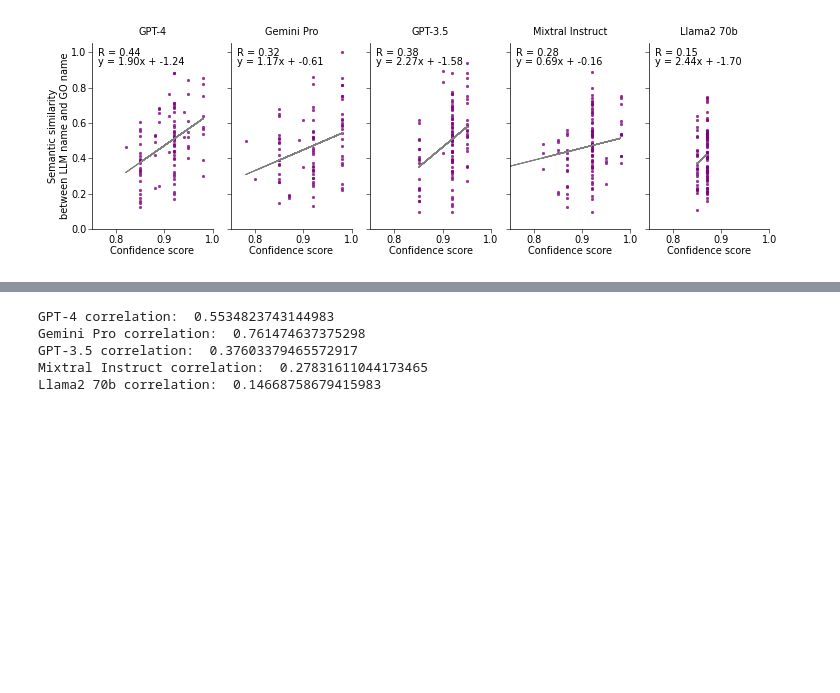
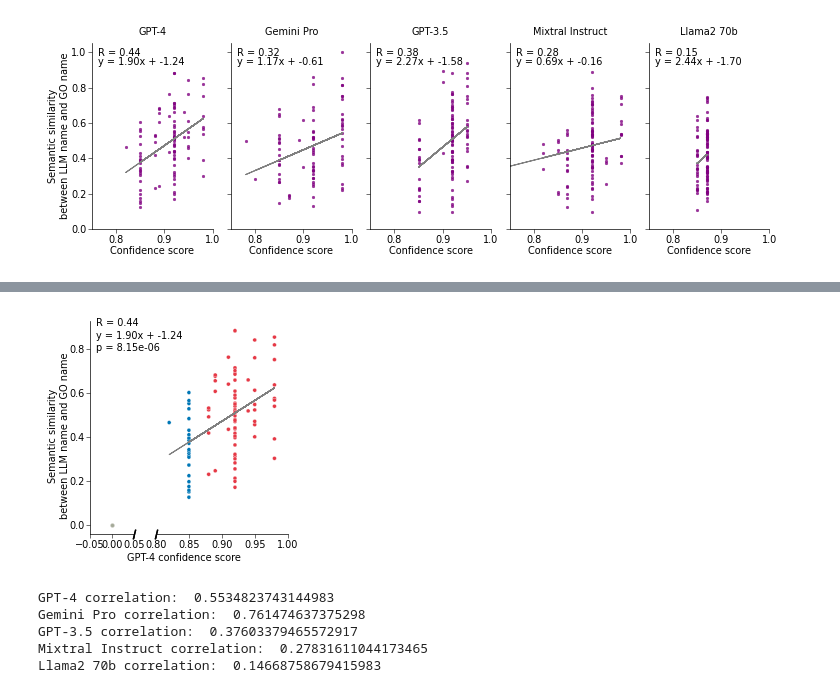
Before and after one commit to idekerlab/llm_evaluation_for_gene_set_interpretation, a Jupyter notebook: 3A.[model compare]compare_semantic_similarity.ipynb, the cells around one changed output, grey strips where cells are left out. Cells and saved outputs as stored; diff of their text form; code cells hidden in the pictures; blank space fills up the shorter version.

```diff
--- a/3A.[model compare]compare_semantic_similarity.ipynb
+++ b/3A.[model compare]compare_semantic_similarity.ipynb
@@ -237,3 +299,81 @@ plt.savefig('figures/model_compare/compare_semantic_similarity_vs_raw_confidence
+# %%
+import pandas as pd
+import numpy as np
+import matplotlib.pyplot as plt
+import seaborn as sns
+from scipy.stats import pearsonr
+
+# Load the data
+input_file = 'data/GO_term_analysis/model_compare/sim_rank_LLM_processed_model_compare_100set_gpt_4.tsv'
+df = pd.read_csv(input_file, sep='\t')
+
+# Separate the data
+zero_df = df[df['gpt_4_default Name'] == 'System of unrelated proteins']
+non_zero_df = df[df['gpt_4_default Name'] != 'System of unrelated proteins']
+
+
+# Create subplots
+fig, (ax0, ax1) = plt.subplots(1, 2, sharey=True, figsize=(2.5,2.5), gridspec_kw={'width_ratios': [1, 3]})
+fig.subplots_adjust(wspace=0.01)
+
+# First plot for zeros
+sns.scatterplot(x = 'gpt_4_default Score', y = 'LLM_name_GO_term_sim',data=zero_df, alpha=1, s=8, ax=ax0, color = '#A5AA99')
+ax0.set_xlim(-0.05, 0.05)
+ax0.set_xlabel('')
+ax0.spines['right'].set_visible(False)
+ax0.yaxis.tick_left()
+#remove y-axis label
+ax0.set_ylabel('')
+sns.despine(ax=ax0)
+
+# Define the color palette
+palette = {
+    'Low Confidence': '#bc6c25',
+    'Medium Confidence': '#0077b6',
+    'High Confidence': '#e63946'
+}
+
+# Second plot for non-zeros
+sns.scatterplot(x = 'gpt_4_default Score', y = 'LLM_name_GO_term_sim',data=non_zero_df, hue = 'gpt_4_default Score Bin',palette=palette, alpha=1, s=8, ax=ax1, legend=False)
+# plot best fit line
+m, b = np.polyfit(non_zero_df['gpt_4_default Score'], non_zero_df['LLM_name_GO_term_sim'], 1)
+ax1.plot(non_zero_df['gpt_4_default Score'], m*non_zero_df['gpt_4_default Score'] + b, color='grey', lw=0.75)
+
+ax1.set_xlim(0.80, 1.0)
+ax1.set_xlabel('')
+ax1.tick_params(labelright=False)  # don't put tick labels at the right
+# remove ticks
+ax1.yaxis.set_ticks_position('none')
+sns.despine(ax=ax1, left=True)
+
+
+# Add correlation coefficient
+r, p = pearsonr(non_zero_df['gpt_4_default Score'], non_zero_df['LLM_name_GO_term_sim'])
+fig.text(0.15, 0.9, f'y = {m:.2f}x + {b:.2f}', ha='left', va='center', fontsize=7)
+fig.text(0.15, 0.95, f'R = {r:.2f}', ha='left', va='center', fontsize=7)
+fig.text(0.15, 0.85, f'p = {p:.2e}', ha='left', va='center', fontsize=7)
+
+# Add common x-label and y-label
+fig.text(0.5, 0.01, 'GPT-4 confidence score', ha='center', va='center')
+fig.text(0, 0.5, 'Semantic similarity\nbetween LLM name and GO name', ha='center', va='center', rotation='vertical')
+
+# Add the slanted lines to indicate the break at the bottom
+d = .25  # proportion of vertical to horizontal extent of the slanted line
+kwargs = dict(marker=[(-d, -1), (d, 1)], markersize=7,
+              linestyle="none", color='black', mec='k', mew=1, clip_on=False)
+ax0.plot([1, 1], [0, 0], transform=ax0.transAxes, **kwargs)
+ax1.plot([0, 0], [0, 0], transform=ax1.transAxes, **kwargs)
+
+# Adjust the layout
+plt.tight_layout(w_pad=0.05)
+# remove legend, will add it later
+plt.legend('')
+# save
+plt.savefig('figures/model_compare/compare_semantic_similarity_vs_raw_confidence_score_scatter_GPT4_split.svg', bbox_inches='tight')
+# Show the plot
+plt.show()
+# %% [output]
+[figure, added]
 # %%
 import pandas as pd
 import matplotlib.pyplot as plt
```
Also changed, not shown: parts of 2 cells of this notebook, 15 other files.
